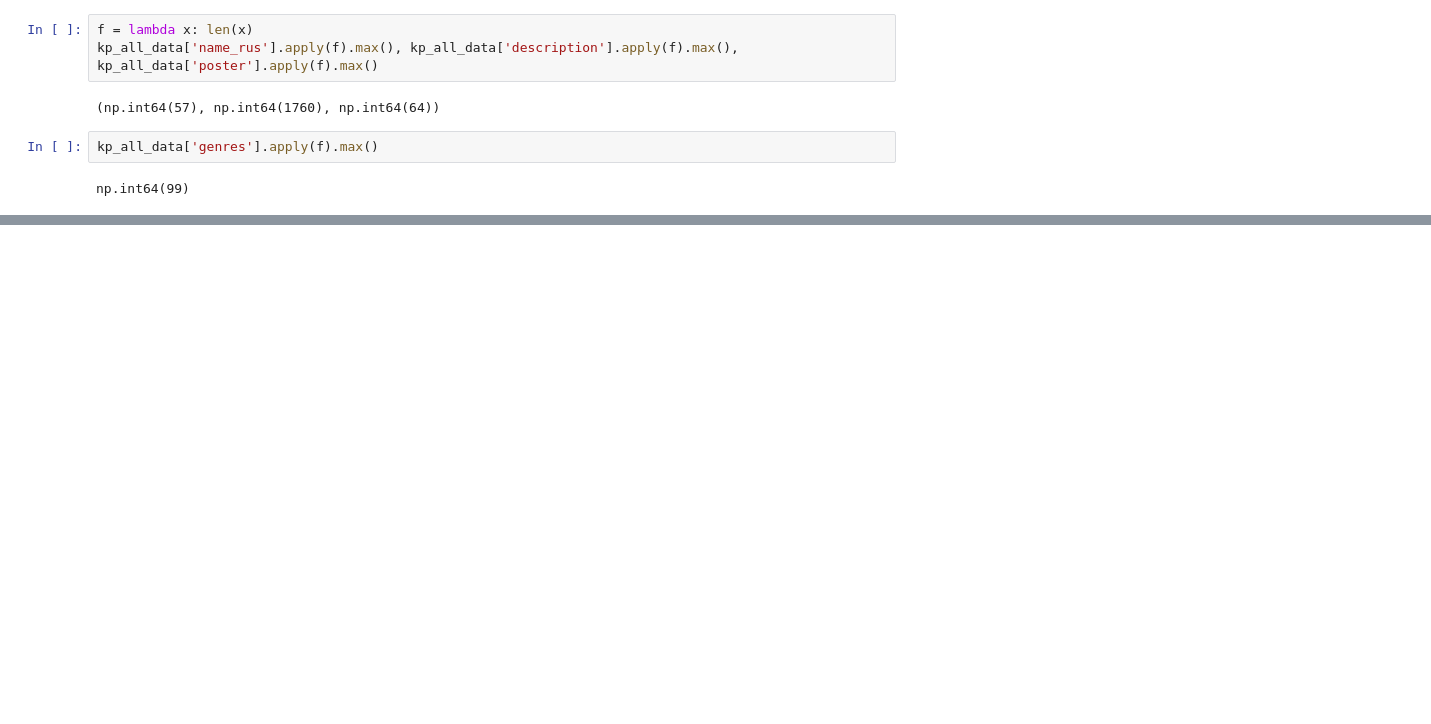
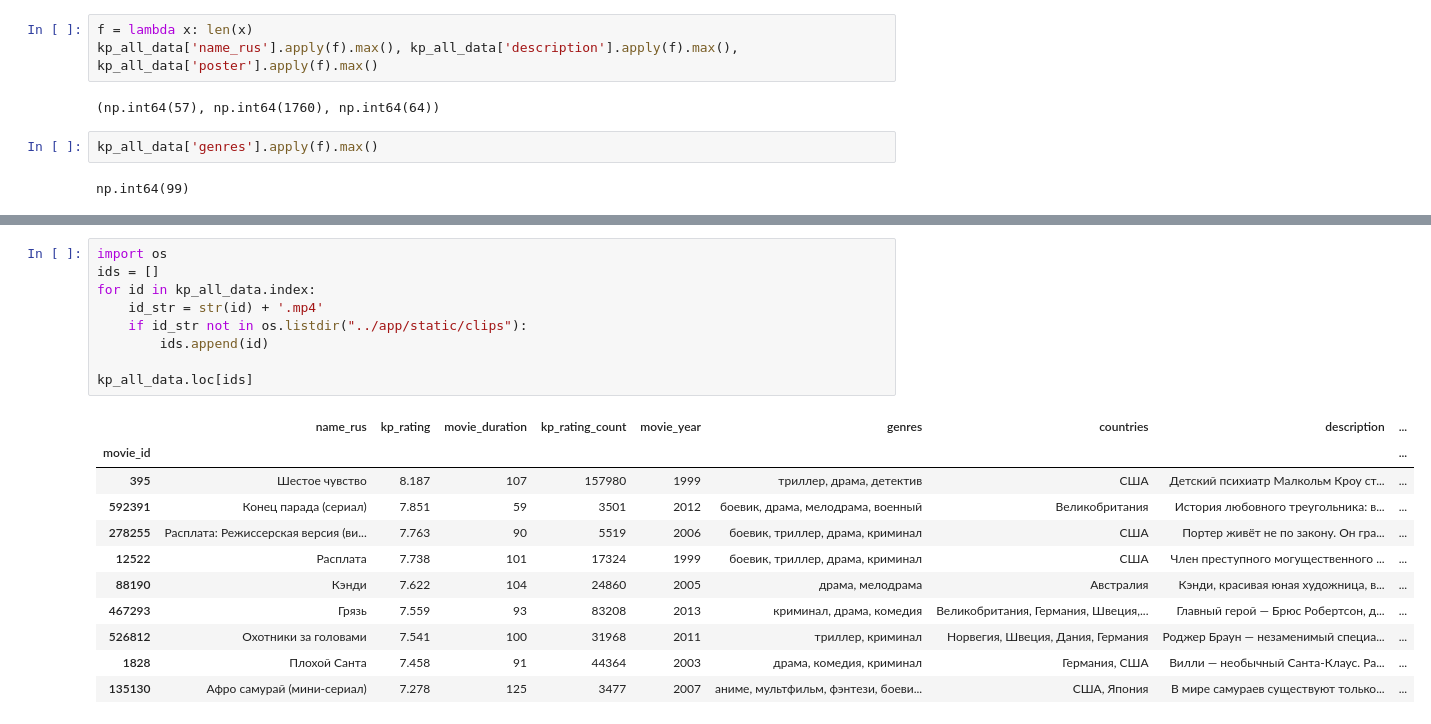
Before and after one commit to dann1erel/movie_rec_system, a Jupyter notebook: services/data_processing.ipynb, the cells around one changed output, grey strips where cells are left out. Drawn from its saved outputs; the diff is of its cells as text; blank space fills up the shorter version.

```diff
--- a/services/data_processing.ipynb
+++ b/services/data_processing.ipynb
@@ -346,0 +326,21 @@ kp_all_data[kp_all_data['name_rus'] == 'Мулан']
+# %%
+import os
+ids = []
+for id in kp_all_data.index:
+    id_str = str(id) + '.mp4'
+    if id_str not in os.listdir("../app/static/clips"):
+        ids.append(id)
+
+kp_all_data.loc[ids]
+# %% [output]
+|  | name_rus | kp_rating | movie_duration | kp_rating_count | movie_year | genres | countries | description | ... |
+| movie_id |  |  |  |  |  |  |  |  | ... |
+| 395 | Шестое чувство | 8.187 | 107 | 157980 | 1999 | триллер, драма, детектив | США | Детский психиатр Малкольм Кроу ст... | ... |
+| 592391 | Конец парада (сериал) | 7.851 | 59 | 3501 | 2012 | боевик, драма, мелодрама, военный | Великобритания | История любовного треугольника: в... | ... |
+| 278255 | Расплата: Режиссерская версия (ви... | 7.763 | 90 | 5519 | 2006 | боевик, триллер, драма, криминал | США | Портер живёт не по закону. Он гра... | ... |
+| 12522 | Расплата | 7.738 | 101 | 17324 | 1999 | боевик, триллер, драма, криминал | США | Член преступного могущественного ... | ... |
+| 88190 | Кэнди | 7.622 | 104 | 24860 | 2005 | драма, мелодрама | Австралия | Кэнди, красивая юная художница, в... | ... |
+| 467293 | Грязь | 7.559 | 93 | 83208 | 2013 | криминал, драма, комедия | Великобритания, Германия, Швеция,... | Главный герой — Брюс Робертсон, д... | ... |
+| 526812 | Охотники за головами | 7.541 | 100 | 31968 | 2011 | триллер, криминал | Норвегия, Швеция, Дания, Германия | Роджер Браун — незаменимый специа... | ... |
+| 1828 | Плохой Санта | 7.458 | 91 | 44364 | 2003 | драма, комедия, криминал | Германия, США | Вилли — необычный Санта-Клаус. Ра... | ... |
+| 135130 | Афро самурай (мини-сериал) | 7.278 | 125 | 3477 | 2007 | аниме, мультфильм, фэнтези, боеви... | США, Япония | В мире самураев существуют только... | ... |
```
Also changed, not shown: parts of 5 cells of this notebook, 3 other files.
